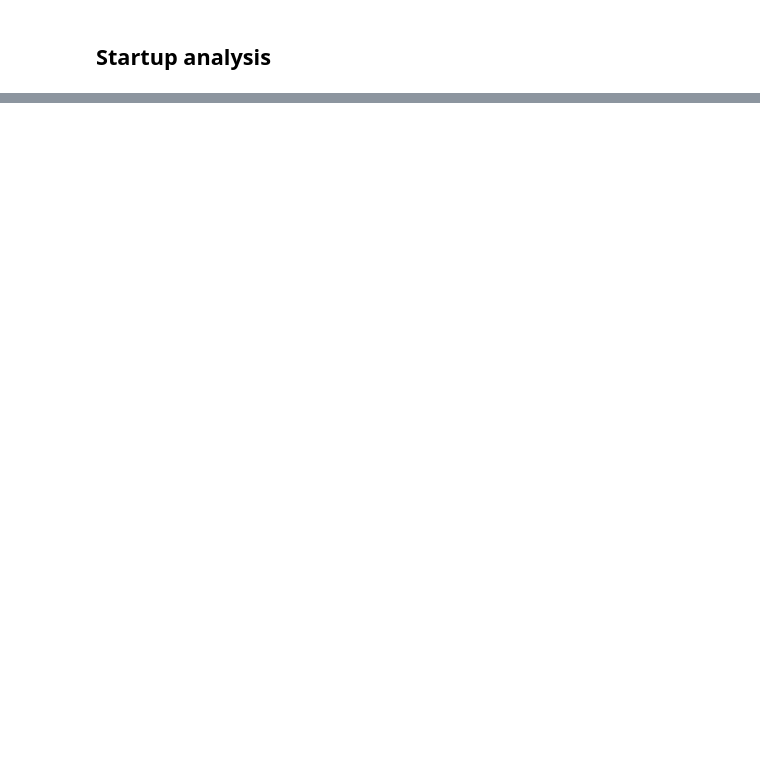
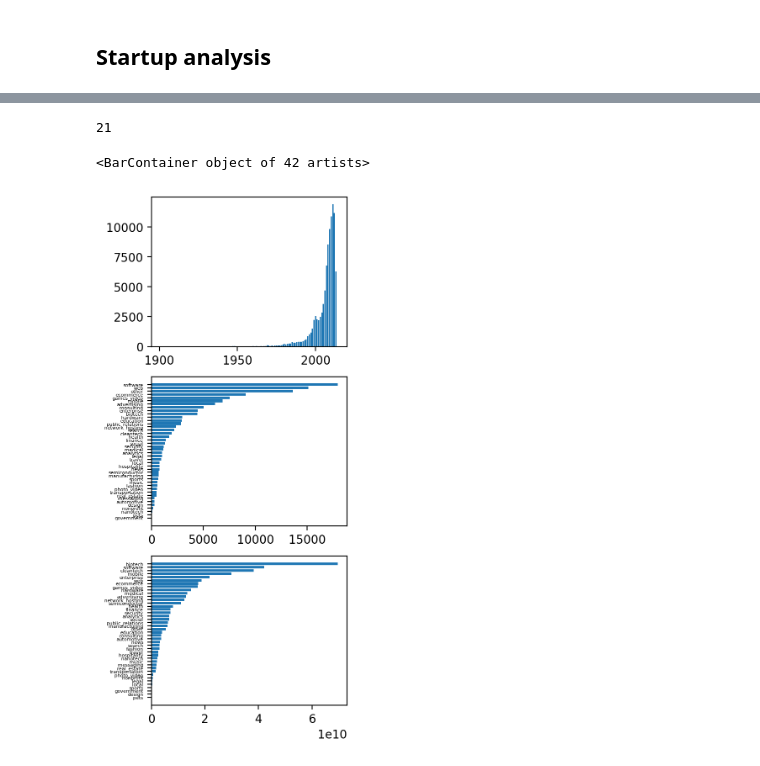
Before and after one commit to bartolomej/PR22_BK_LG_NS, a Jupyter notebook: notebook.ipynb, the cells around one changed output, grey strips where cells are left out. Cells and saved outputs as stored; diff of their text form; code cells hidden in the pictures; blank space fills up the shorter version.

```diff
--- a/notebook.ipynb
+++ b/notebook.ipynb
@@ -57,0 +70,4 @@ axes.barh(total_fundings["name"][:10], total_fundings["raised_amount"][:10])
+# %%
+len(objects[objects["funding_rounds"] > 10]["funding_rounds"])
+# %% [output]
+21
@@ -57,0 +76,18 @@ axes.barh(total_fundings["name"][:10], total_fundings["raised_amount"][:10])
+# %%
+#Grafi: število podjetji ustvarjenih po letih, št. podjetji v vsaki inudstriji, skupna vstoa investicij v vsako industrijo
+from datetime import datetime
+founded_years = pd.DataFrame([datetime.strptime(str(date), '%Y-%m-%d').year for date in objects["founded_at"] if str(date) != "nan"])
+count_by_year = founded_years.groupby(0).size()
+count_by_category = objects.groupby("category_code").size().sort_values()
+total_fundings = funding_rounds.groupby("object_id", as_index=False)["raised_amount"].sum().sort_values("raised_amount", ascending=False)
+total_fundings_per_category = total_fundings.merge(objects, left_on="object_id", right_on="id")[["category_code", "raised_amount"]].groupby("category_code").sum()["raised_amount"].sort_values()
+fig, axes = pyplot.subplots(3, 1, figsize=(3, 8), dpi=200)
+axes[1].tick_params(axis="y", labelsize=4)
+axes[1].ticklabel_format(style='plain')
+axes[2].tick_params(axis="y", labelsize=4)
+axes[0].bar(count_by_year.index, count_by_year.values)
+axes[1].barh(count_by_category.index, count_by_category.values)
+axes[2].barh(total_fundings_per_category.index, total_fundings_per_category.values)
+# %% [output]
+<BarContainer object of 42 artists>
+[figure, added]
```
Also changed, not shown: parts of 9 cells of this notebook.
